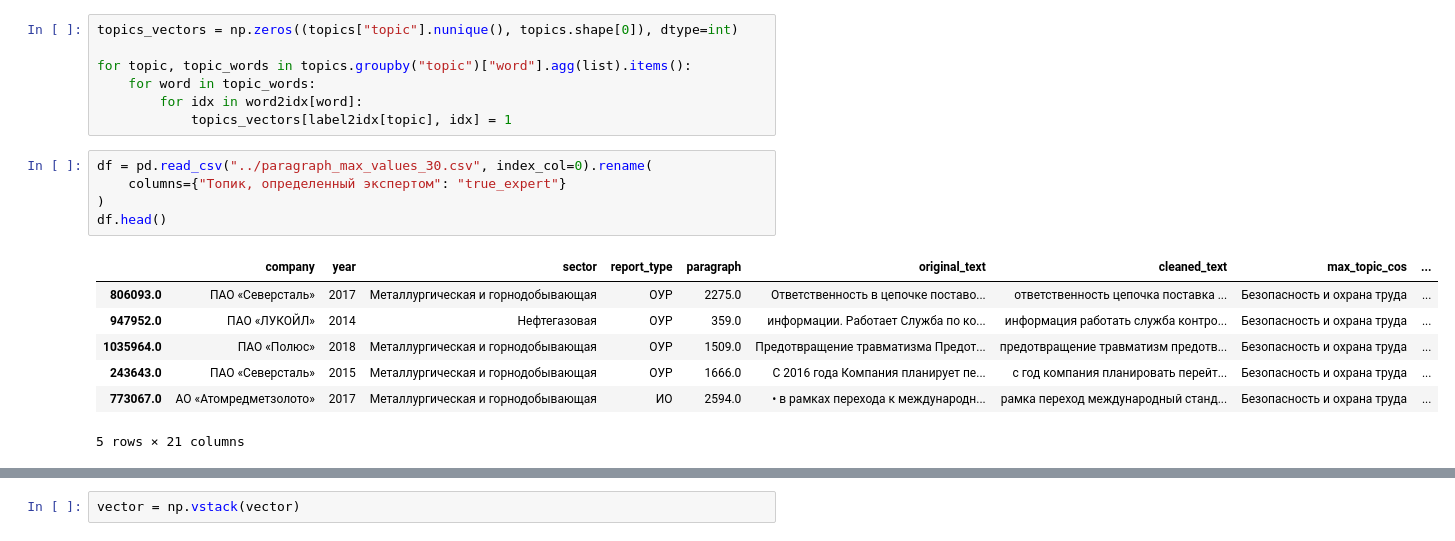
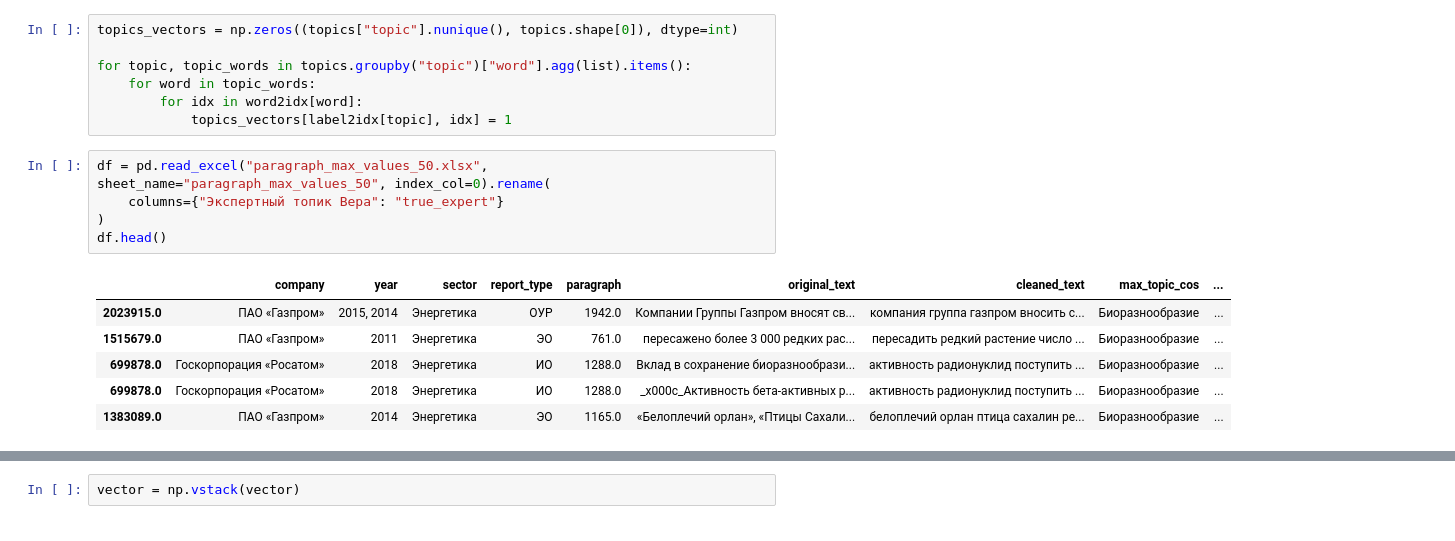
Before and after one commit to tarasovEgor/ESG_Reports, a Jupyter notebook: topics/all_topics_with_expert.ipynb, the cells around one changed output, grey strips where cells are left out. Cells and saved outputs as stored; diff of their text form.

```diff
--- a/topics/all_topics_with_expert.ipynb
+++ b/topics/all_topics_with_expert.ipynb
@@ -71,18 +72,17 @@ for topic, topic_words in topics.groupby("topic")["word"].agg(list).items():
         for idx in word2idx[word]:
             topics_vectors[label2idx[topic], idx] = 1
 # %%
-df = pd.read_csv("../paragraph_max_values_30.csv", index_col=0).rename(
-    columns={"Топик, определенный экспертом": "true_expert"}
+df = pd.read_excel("paragraph_max_values_50.xlsx", sheet_name="paragraph_max_values_50", index_col=0).rename(
+    columns={"Экспертный топик Вера": "true_expert"}
 )
 df.head()
 # %% [output]
 |  | company | year | sector | report_type | paragraph | original_text | cleaned_text | max_topic_cos | ... |
-| 806093.0 | ПАО «Северсталь» | 2017 | Металлургическая и горнодобывающая | ОУР | 2275.0 | Ответственность в цепочке поставо... | ответственность цепочка поставка ... | Безопасность и охрана труда | ... |
-| 947952.0 | ПАО «ЛУКОЙЛ» | 2014 | Нефтегазовая | ОУР | 359.0 | информации. Работает Служба по ко... | информация работать служба контро... | Безопасность и охрана труда | ... |
-| 1035964.0 | ПАО «Полюс» | 2018 | Металлургическая и горнодобывающая | ОУР | 1509.0 | Предотвращение травматизма Предот... | предотвращение травматизм предотв... | Безопасность и охрана труда | ... |
-| 243643.0 | ПАО «Северсталь» | 2015 | Металлургическая и горнодобывающая | ОУР | 1666.0 | С 2016 года Компания планирует пе... | с год компания планировать перейт... | Безопасность и охрана труда | ... |
-| 773067.0 | АО «Атомредметзолото» | 2017 | Металлургическая и горнодобывающая | ИО | 2594.0 | • в рамках перехода к международн... | рамка переход международный станд... | Безопасность и охрана труда | ... |
+| 2023915.0 | ПАО «Газпром» | 2015, 2014 | Энергетика | ОУР | 1942.0 | Компании Группы Газпром вносят св... | компания группа газпром вносить с... | Биоразнообразие | ... |
+| 1515679.0 | ПАО «Газпром» | 2011 | Энергетика | ЭО | 761.0 | пересажено более 3 000 редких рас... | пересадить редкий растение число ... | Биоразнообразие | ... |
+| 699878.0 | Госкорпорация «Росатом» | 2018 | Энергетика | ИО | 1288.0 | Вклад в сохранение биоразнообрази... | активность радионуклид поступить ... | Биоразнообразие | ... |
+| 699878.0 | Госкорпорация «Росатом» | 2018 | Энергетика | ИО | 1288.0 | _x000c_Активность бета-активных р... | активность радионуклид поступить ... | Биоразнообразие | ... |
+| 1383089.0 | ПАО «Газпром» | 2014 | Энергетика | ЭО | 1165.0 | «Белоплечий орлан», «Птицы Сахали... | белоплечий орлан птица сахалин ре... | Биоразнообразие | ... |
-5 rows × 21 columns
 # %%
 vector = []
 labels = []
```
Also changed, not shown: parts of 27 cells of this notebook.
